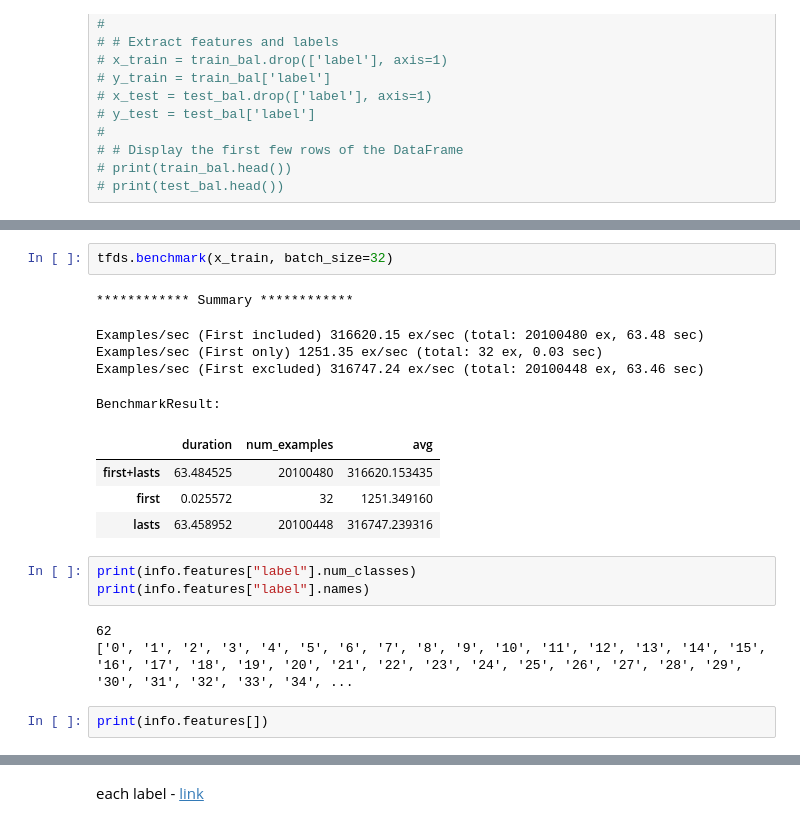
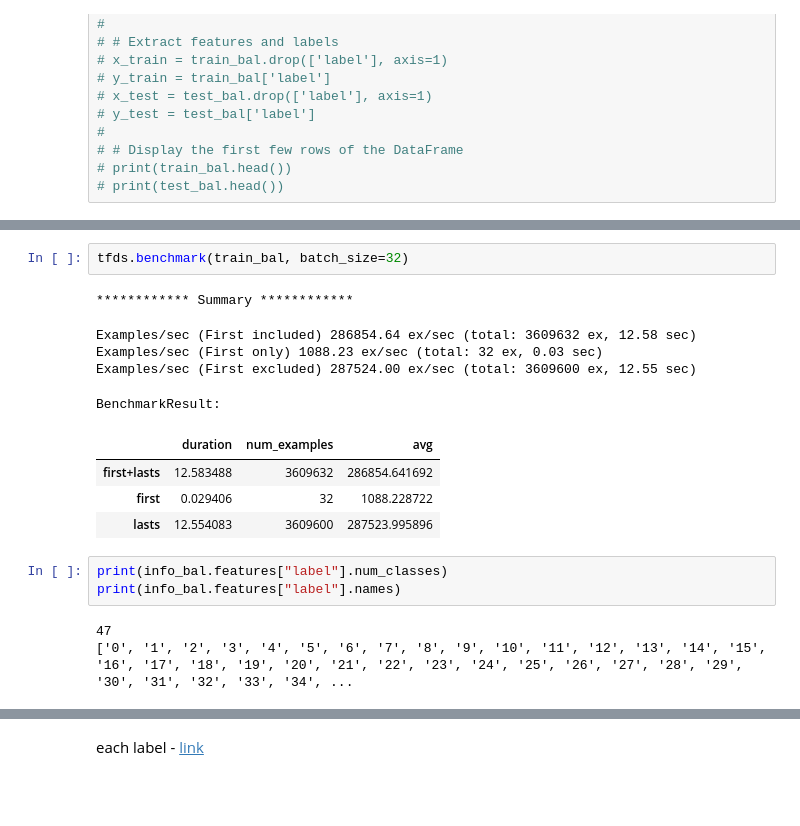
Before and after one commit to nonameR9077/CNNproject-2024-1, a Jupyter notebook: EMNIST.ipynb, the cells around one changed output, grey strips where cells are left out. Saved outputs shown, nothing was run; the diff lists cells and outputs as text; blank space fills up the shorter version.

```diff
--- a/EMNIST.ipynb
+++ b/EMNIST.ipynb
@@ -310,20 +316,18 @@ Name: count, dtype: int64
 # %%
-tfds.benchmark(x_train, batch_size=32)
+tfds.benchmark(train_bal, batch_size=32)
 # %% [output]
 ************ Summary ************
-Examples/sec (First included) 316620.15 ex/sec (total: 20100480 ex, 63.48 sec)
-Examples/sec (First only) 1251.35 ex/sec (total: 32 ex, 0.03 sec)
-Examples/sec (First excluded) 316747.24 ex/sec (total: 20100448 ex, 63.46 sec)
+Examples/sec (First included) 286854.64 ex/sec (total: 3609632 ex, 12.58 sec)
+Examples/sec (First only) 1088.23 ex/sec (total: 32 ex, 0.03 sec)
+Examples/sec (First excluded) 287524.00 ex/sec (total: 3609600 ex, 12.55 sec)
 BenchmarkResult:
 |  | duration | num_examples | avg |
-| first+lasts | 63.484525 | 20100480 | 316620.153435 |
-| first | 0.025572 | 32 | 1251.349160 |
-| lasts | 63.458952 | 20100448 | 316747.239316 |
+| first+lasts | 12.583488 | 3609632 | 286854.641692 |
+| first | 0.029406 | 32 | 1088.228722 |
+| lasts | 12.554083 | 3609600 | 287523.995896 |
 # %%
-print(info.features["label"].num_classes)
-print(info.features["label"].names)
+print(info_bal.features["label"].num_classes)
+print(info_bal.features["label"].names)
 # %% [output]
-62
+47
 ['0', '1', '2', '3', '4', '5', '6', '7', '8', '9', '10', '11', '12', '13', '14', '15', '16', '17', '18', '19', '20', '21', '22', '23', '24', '25', '26', '27', '28', '29', '30', '31', '32', '33', '34', ...
-# %%
-print(info.features[])
```
Also changed, not shown: parts of 35 cells of this notebook, 11 other files.
